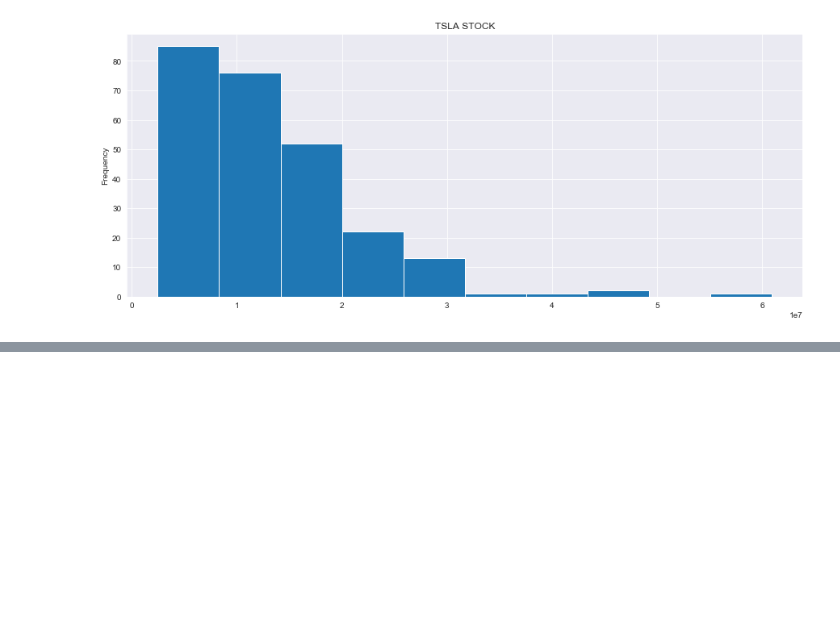
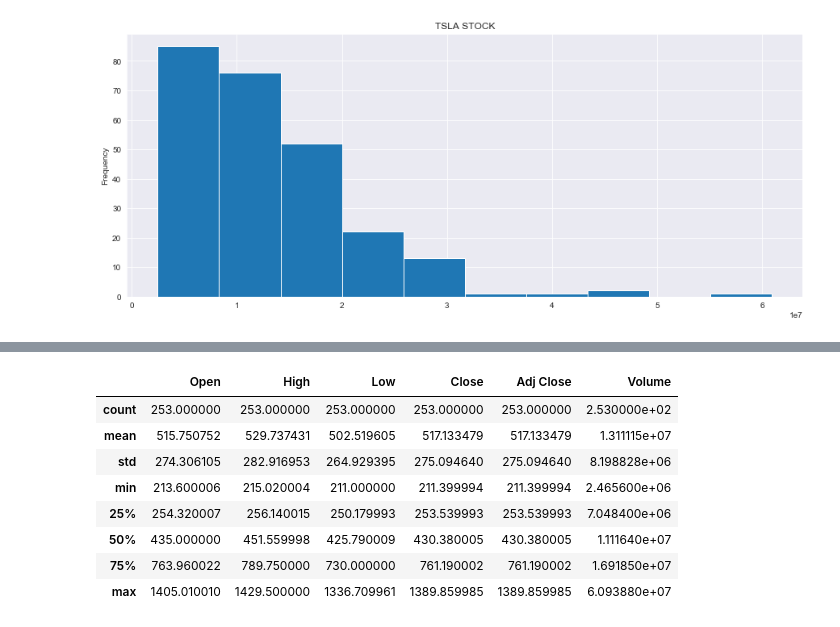
Before and after one commit to rooneyrulz/tesla_stock_analysis, a Jupyter notebook: Predictions.ipynb, the cells around one changed output, grey strips where cells are left out. Drawn from its saved outputs; the diff is of its cells as text; code cells hidden in the pictures; blank space fills up the shorter version.

Commit message:
data preprocessing

```diff
--- a/Predictions.ipynb
+++ b/Predictions.ipynb
@@ -51,0 +71,13 @@ tsla_data['Volume'].plot.hist(figsize=(15, 6), title='TSLA STOCK')
+# %%
+# Describe
+tsla_data.describe()
+# %% [output]
+|  | Open | High | Low | Close | Adj Close | Volume |
+| count | 253.000000 | 253.000000 | 253.000000 | 253.000000 | 253.000000 | 2.530000e+02 |
+| mean | 515.750752 | 529.737431 | 502.519605 | 517.133479 | 517.133479 | 1.311115e+07 |
+| std | 274.306105 | 282.916953 | 264.929395 | 275.094640 | 275.094640 | 8.198828e+06 |
+| min | 213.600006 | 215.020004 | 211.000000 | 211.399994 | 211.399994 | 2.465600e+06 |
+| 25% | 254.320007 | 256.140015 | 250.179993 | 253.539993 | 253.539993 | 7.048400e+06 |
+| 50% | 435.000000 | 451.559998 | 425.790009 | 430.380005 | 430.380005 | 1.111640e+07 |
+| 75% | 763.960022 | 789.750000 | 730.000000 | 761.190002 | 761.190002 | 1.691850e+07 |
+| max | 1405.010010 | 1429.500000 | 1336.709961 | 1389.859985 | 1389.859985 | 6.093880e+07 |
```
Also changed, not shown: parts of 2 cells of this notebook.
